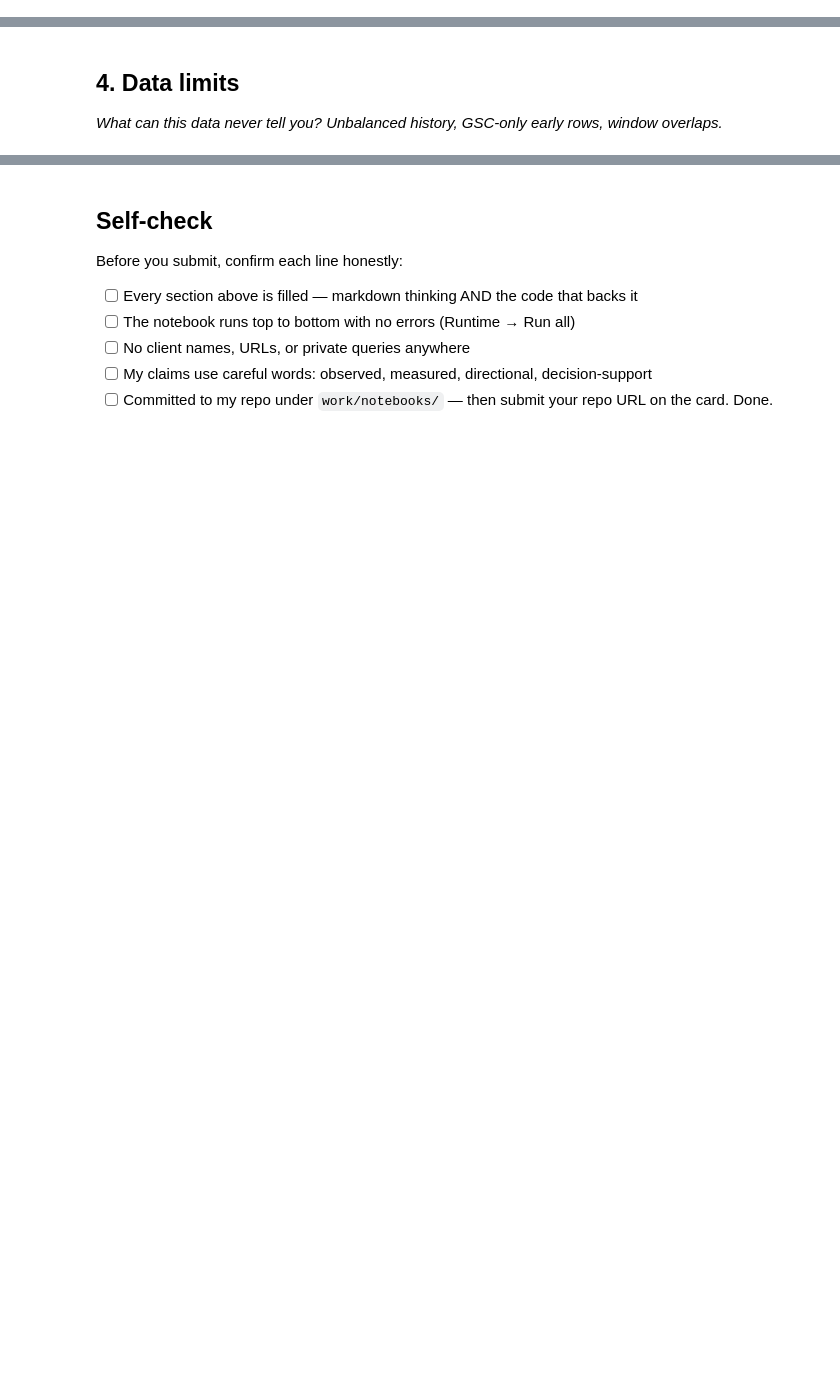
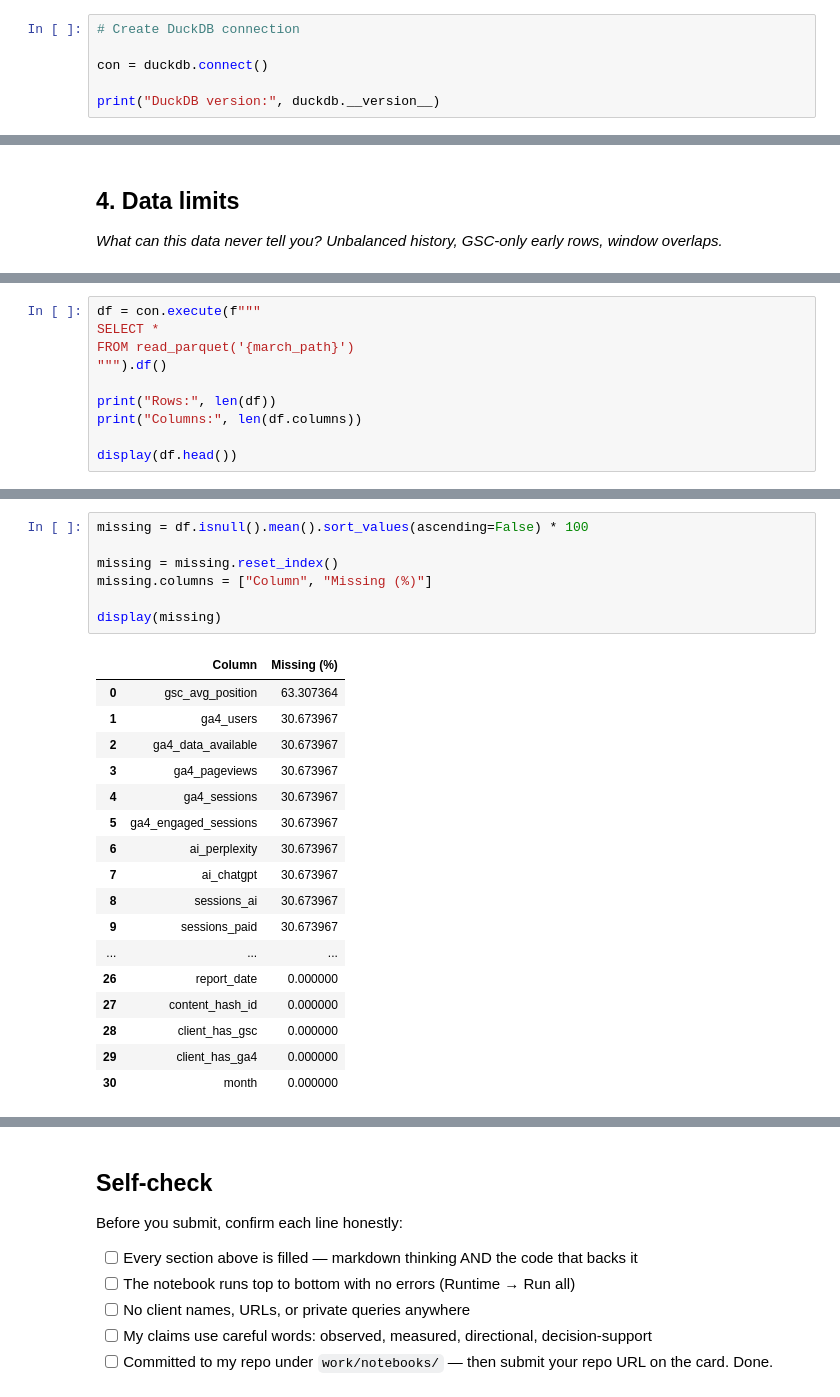
Before and after one commit to pratham6306/ml-internship-flyrank, a Jupyter notebook: work/notebooks/w03_data_contract.ipynb, the cells around one changed output, grey strips where cells are left out. Cells and saved outputs as stored; diff of their text form; blank space fills up the shorter version.

```diff
--- a/work/notebooks/w03_data_contract.ipynb
+++ b/work/notebooks/w03_data_contract.ipynb
@@ -18,3 +185,9 @@ This skeleton is yours to fill. Work the sections **in order** — each one has
 ## 3. Verify it with queries (grain, counts, missing values, windows)
 
 *Every claim above gets a query cell here. A contract claim without a query next to it is a guess.*
+# %%
+# Create DuckDB connection
+
+con = duckdb.connect()
+
+print("DuckDB version:", duckdb.__version__)
@@ -24,0 +214,10 @@ This skeleton is yours to fill. Work the sections **in order** — each one has
+# %%
+df = con.execute(f"""
+SELECT *
+FROM read_parquet('{march_path}')
+""").df()
+
+print("Rows:", len(df))
+print("Columns:", len(df.columns))
+
+display(df.head())
@@ -24,0 +252,25 @@ This skeleton is yours to fill. Work the sections **in order** — each one has
+# %%
+missing = df.isnull().mean().sort_values(ascending=False) * 100
+
+missing = missing.reset_index()
+missing.columns = ["Column", "Missing (%)"]
+
+display(missing)
+# %% [output]
+|  | Column | Missing (%) |
+| 0 | gsc_avg_position | 63.307364 |
+| 1 | ga4_users | 30.673967 |
+| 2 | ga4_data_available | 30.673967 |
+| 3 | ga4_pageviews | 30.673967 |
+| 4 | ga4_sessions | 30.673967 |
+| 5 | ga4_engaged_sessions | 30.673967 |
+| 6 | ai_perplexity | 30.673967 |
+| 7 | ai_chatgpt | 30.673967 |
+| 8 | sessions_ai | 30.673967 |
+| 9 | sessions_paid | 30.673967 |
+| ... | ... | ... |
+| 26 | report_date | 0.000000 |
+| 27 | content_hash_id | 0.000000 |
+| 28 | client_has_gsc | 0.000000 |
+| 29 | client_has_ga4 | 0.000000 |
+| 30 | month | 0.000000 |
```
Also changed, not shown: parts of 14 cells of this notebook.
